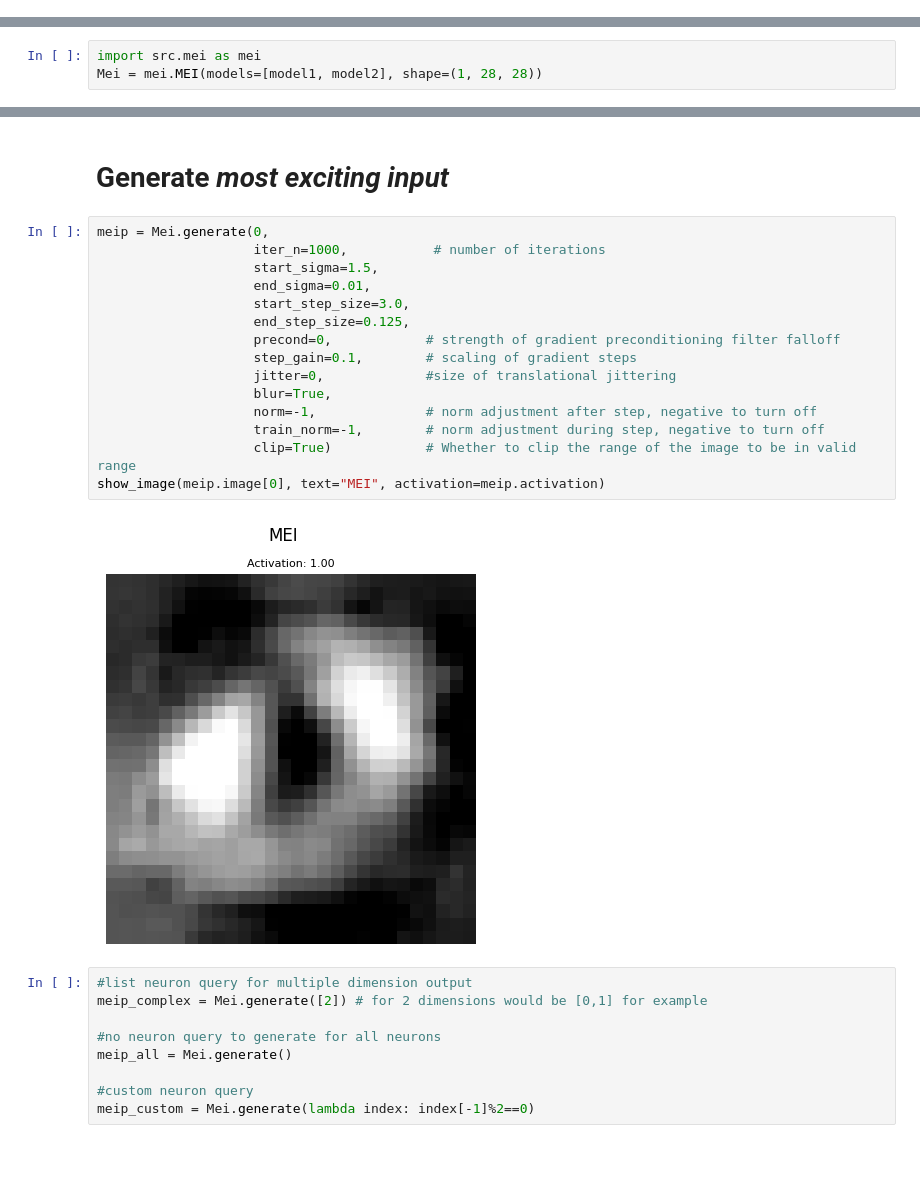
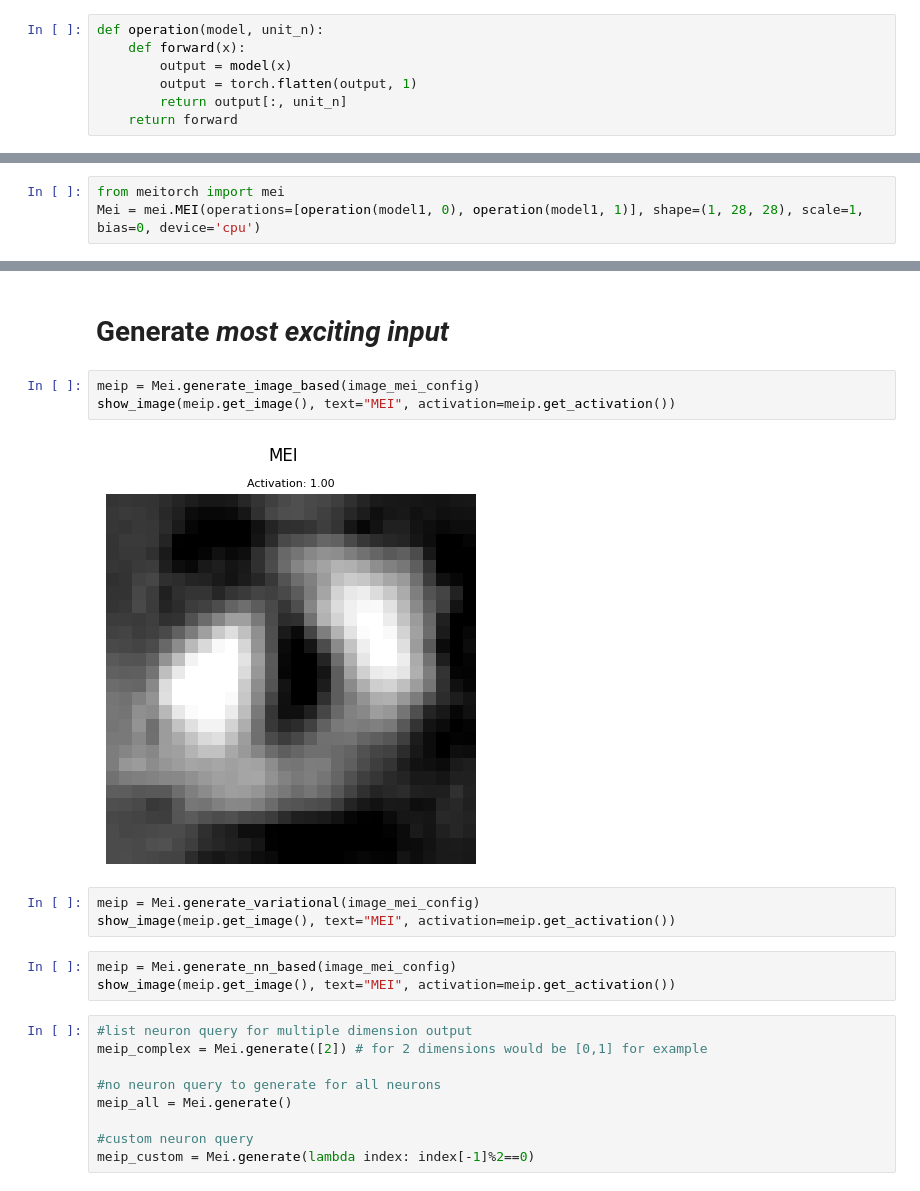
Before and after one commit to lacykaltgr/mei, a Jupyter notebook: examples/example_mnist.ipynb, the cells around one changed output, grey strips where cells are left out. Drawn from its saved outputs; the diff is of its cells as text; blank space fills up the shorter version.

```diff
--- a/examples/example_mnist.ipynb
+++ b/examples/example_mnist.ipynb
@@ -33,7 +35,14 @@ Loading mnist_model2...
 Saved mnist_model1.
 Saved mnist_model2.
+# %%
+def operation(model, unit_n):
+    def forward(x):
+        output = model(x)
+        output = torch.flatten(output, 1)
+        return output[:, unit_n]
+    return forward
 # %% [markdown]
 # Import and instantiate MEI
 # %%
-import src.mei as mei
-Mei = mei.MEI(models=[model1, model2], shape=(1, 28, 28))
+from meitorch import mei
+Mei = mei.MEI(operations=[operation(model1, 0), operation(model1, 1)], shape=(1, 28, 28), scale=1, bias=0, device='cpu')
@@ -40,22 +105,16 @@ Mei = mei.MEI(models=[model1, model2], shape=(1, 28, 28))
 # %% [markdown]
 # Generate *most exciting input*
-# %%
-meip = Mei.generate(0,
-                    iter_n=1000,           # number of iterations
-                    start_sigma=1.5,
-                    end_sigma=0.01,
-                    start_step_size=3.0,
-                    end_step_size=0.125,
-                    precond=0,            # strength of gradient preconditioning filter falloff
-                    step_gain=0.1,        # scaling of gradient steps
-                    jitter=0,             #size of translational jittering
-                    blur=True,
-                    norm=-1,              # norm adjustment after step, negative to turn off
-                    train_norm=-1,        # norm adjustment during step, negative to turn off
-                    clip=True)            # Whether to clip the range of the image to be in valid range
-show_image(meip.image[0], text="MEI", activation=meip.activation)
-# %% [output]
-[figure, removed]
+# %%
+meip = Mei.generate_image_based(image_mei_config)
+show_image(meip.get_image(), text="MEI", activation=meip.get_activation())
+# %% [output]
+[figure, added]
+# %%
+meip = Mei.generate_variational(image_mei_config)
+show_image(meip.get_image(), text="MEI", activation=meip.get_activation())
+# %%
+meip = Mei.generate_nn_based(image_mei_config)
+show_image(meip.get_image(), text="MEI", activation=meip.get_activation())
 # %%
 #list neuron query for multiple dimension output
 meip_complex = Mei.generate([2]) # for 2 dimensions would be [0,1] for example
```
Also changed, not shown: parts of 3 cells of this notebook, 22 other files.
